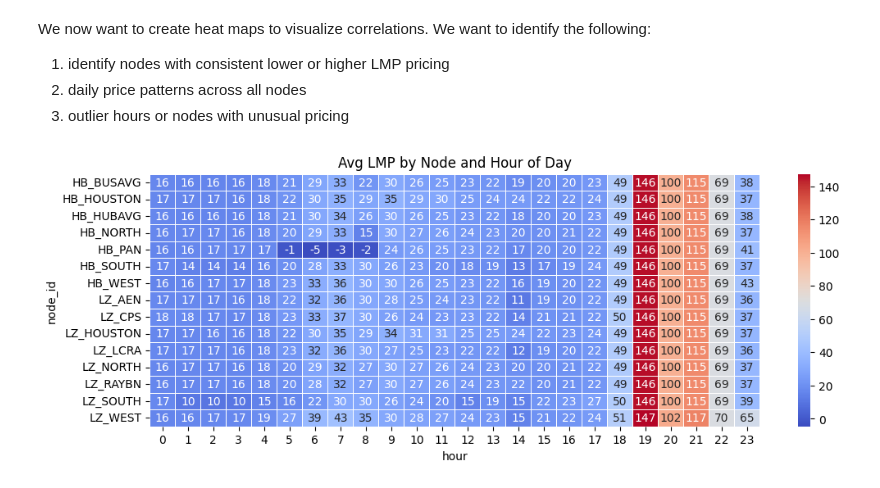
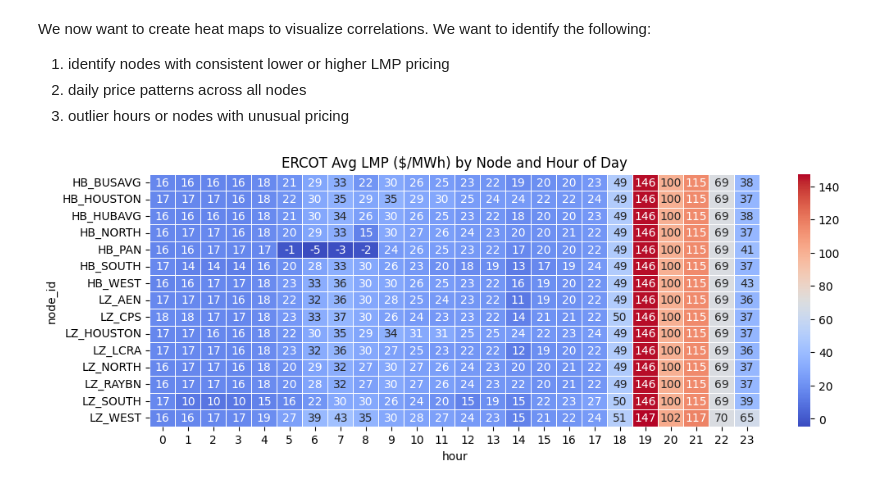
Before and after one commit to aangelsalazarr/us_electricity_pricing, a Jupyter notebook: statistical_analysis.ipynb, the cells around one changed output. Cells and saved outputs as stored; diff of their text form; code cells hidden in the pictures.

Commit message:
setting up corr matrx

```diff
--- a/statistical_analysis.ipynb
+++ b/statistical_analysis.ipynb
@@ -131,7 +131,7 @@ We now want to create heat maps to visualize correlations. We want to identify t
 # %%
 # creating a function where, given a dataframe with data, return necessary framework
 # to process dfs
-def lmp_corr(dataframe: object, plot_title: None):
+def lmp_node_hour_hmap(dataframe: object, plot_title: None):
     '''
     Args
         provide a dataframe in polars format and it will make transformations
@@ -160,6 +160,7 @@ def lmp_corr(dataframe: object, plot_title: None):
 
     return pivot_df
 # %%
-ercot_hmap_df = lmp_corr(dataframe=ercot_main_hubs, plot_title='ERCOT Avg LMP ($/MWh) by Node and Hour of Day')
+ercot_hmap_df = lmp_node_hour_hmap(dataframe=ercot_main_hubs,
+                         plot_title='ERCOT Avg LMP ($/MWh) by Node and Hour of Day')
 # %% [output]
-[figure, old version]
+[figure, new version]
```
Also changed, not shown: parts of 2 cells of this notebook.
